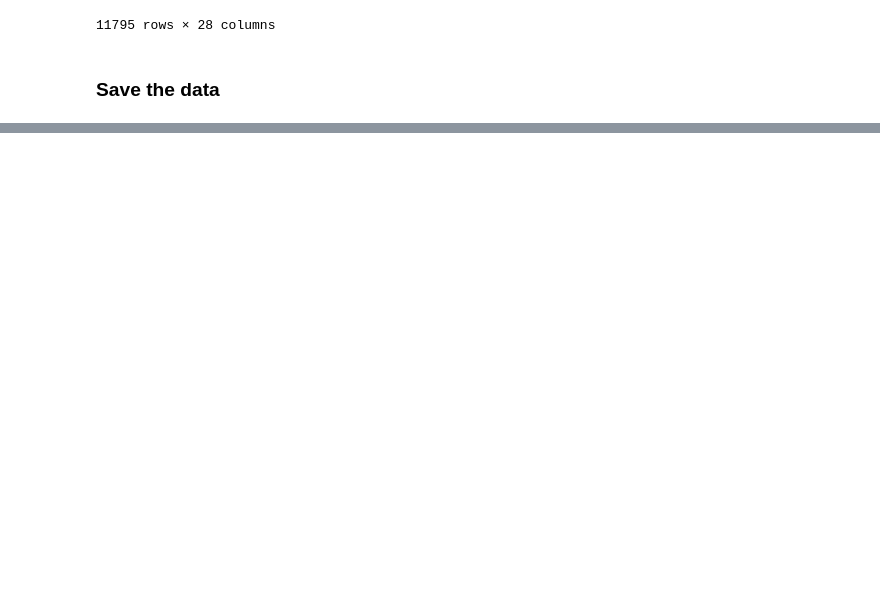
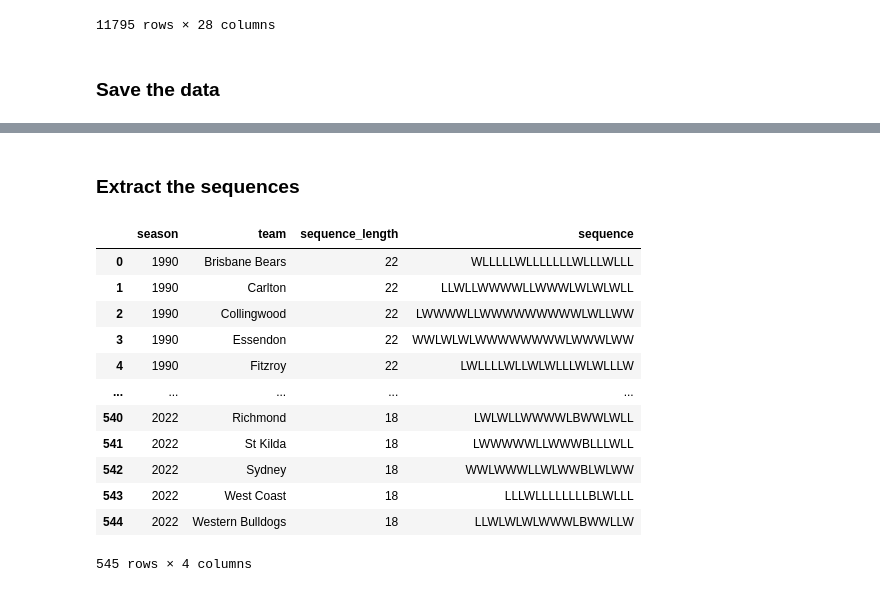
Before and after one commit to gaj67/gaj-data-science, a Jupyter notebook: AFL/notebooks/3_feature_extraction.ipynb, the cells around one changed output, grey strips where cells are left out. Cells and saved outputs as stored; diff of their text form; code cells hidden in the pictures; blank space fills up the shorter version.

```diff
--- a/AFL/notebooks/3_feature_extraction.ipynb
+++ b/AFL/notebooks/3_feature_extraction.ipynb
@@ -351,0 +356,15 @@ df_intra_features.to_csv(os.path.join("..", "data", "within_season_features.csv"
+# %% [markdown]
+### Extract the sequences
+# %%
+def get_sequence(df_team_matches, team):
+    sequence = ['B'] * max(df_team_matches.rnd_num)
+    for match in df_team_matches.itertuples():
+        is_for = match.for_team == team
+        res = match_tools.get_match_result(match, is_for)
+        idx = match.rnd_num - 1
+        sequence[idx] = (
+            'W' if res > 0
+            else 'L' if res < 0
+            else 'D'
+        )
+    return "".join(sequence)
@@ -351,0 +375,26 @@ df_intra_features.to_csv(os.path.join("..", "data", "within_season_features.csv"
+# %%
+df_sequences = pd.DataFrame(columns=['season', 'team', 'sequence_length', 'sequence'])
+# %%
+for season in all_seasons:
+    df_season_matches = get_season_matches(df_minor_matches, season)
+    teams = sorted(set(df_season_matches.for_team) | set(df_season_matches.against_team))
+    for team in teams:
+        df_team_matches = match_tools.get_team_matches(df_season_matches, team)
+        sequence = get_sequence(df_team_matches, team)
+        df_sequences.loc[len(df_sequences),:] = season, team, len(sequence), sequence
+# %%
+df_sequences
+# %% [output]
+|  | season | team | sequence_length | sequence |
+| 0 | 1990 | Brisbane Bears | 22 | WLLLLLWLLLLLLLWLLLWLLL |
+| 1 | 1990 | Carlton | 22 | LLWLLWWWWLLWWWLWLWLWLL |
+| 2 | 1990 | Collingwood | 22 | LWWWWLLWWWWWWWWWLWLLWW |
+| 3 | 1990 | Essendon | 22 | WWLWLWLWWWWWWWWLWWWLWW |
+| 4 | 1990 | Fitzroy | 22 | LWLLLLWLLWLWLLLWLWLLLW |
+| ... | ... | ... | ... | ... |
+| 540 | 2022 | Richmond | 18 | LWLWLLWWWWLBWWLWLL |
+| 541 | 2022 | St Kilda | 18 | LWWWWWLLWWWBLLLWLL |
+| 542 | 2022 | Sydney | 18 | WWLWWWLLWLWWBLWLWW |
+| 543 | 2022 | West Coast | 18 | LLLWLLLLLLLLBLWLLL |
+| 544 | 2022 | Western Bulldogs | 18 | LLWLWLWLWWWLBWWLLW |
+545 rows × 4 columns
```
Also changed, not shown: parts of 18 cells of this notebook, 5 other files.
